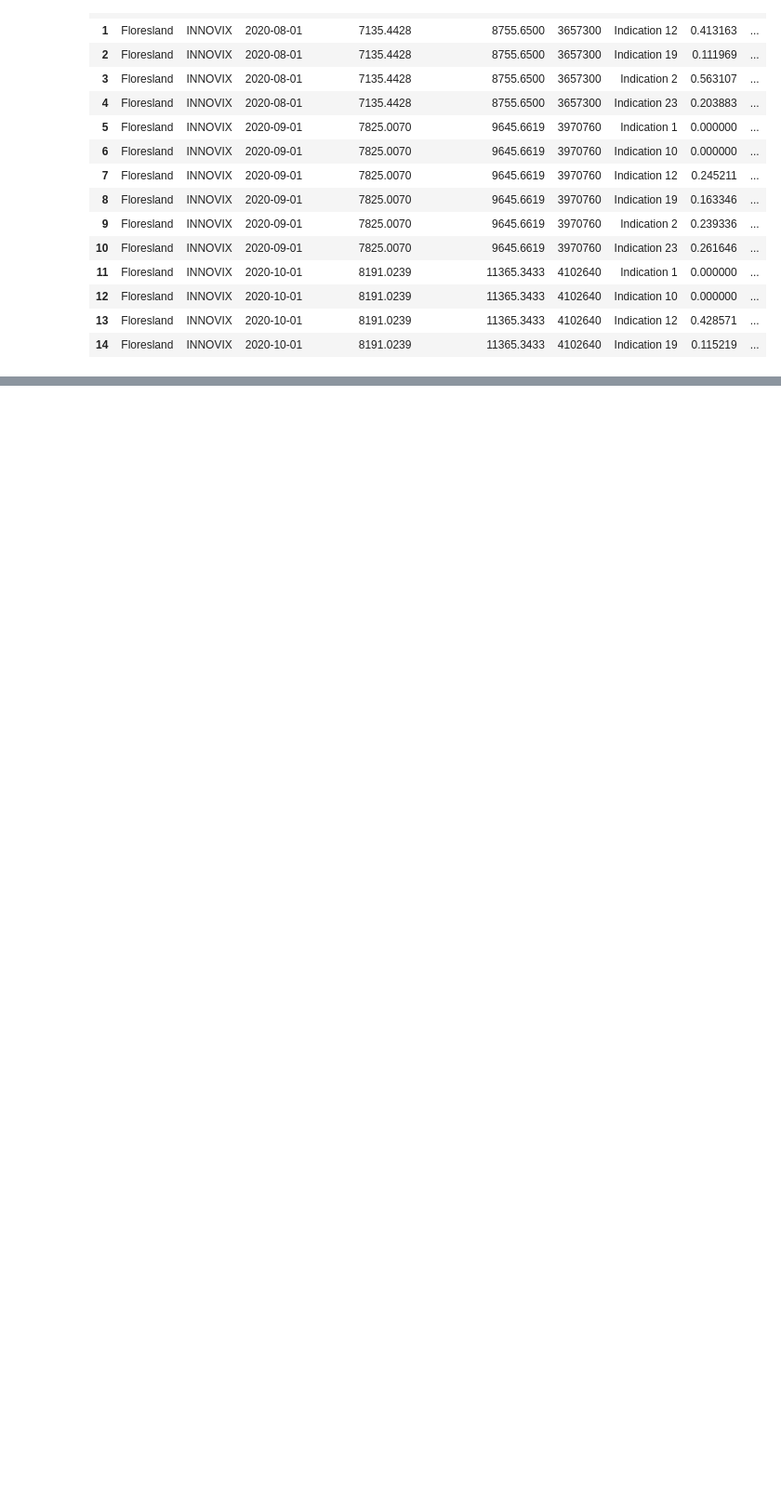
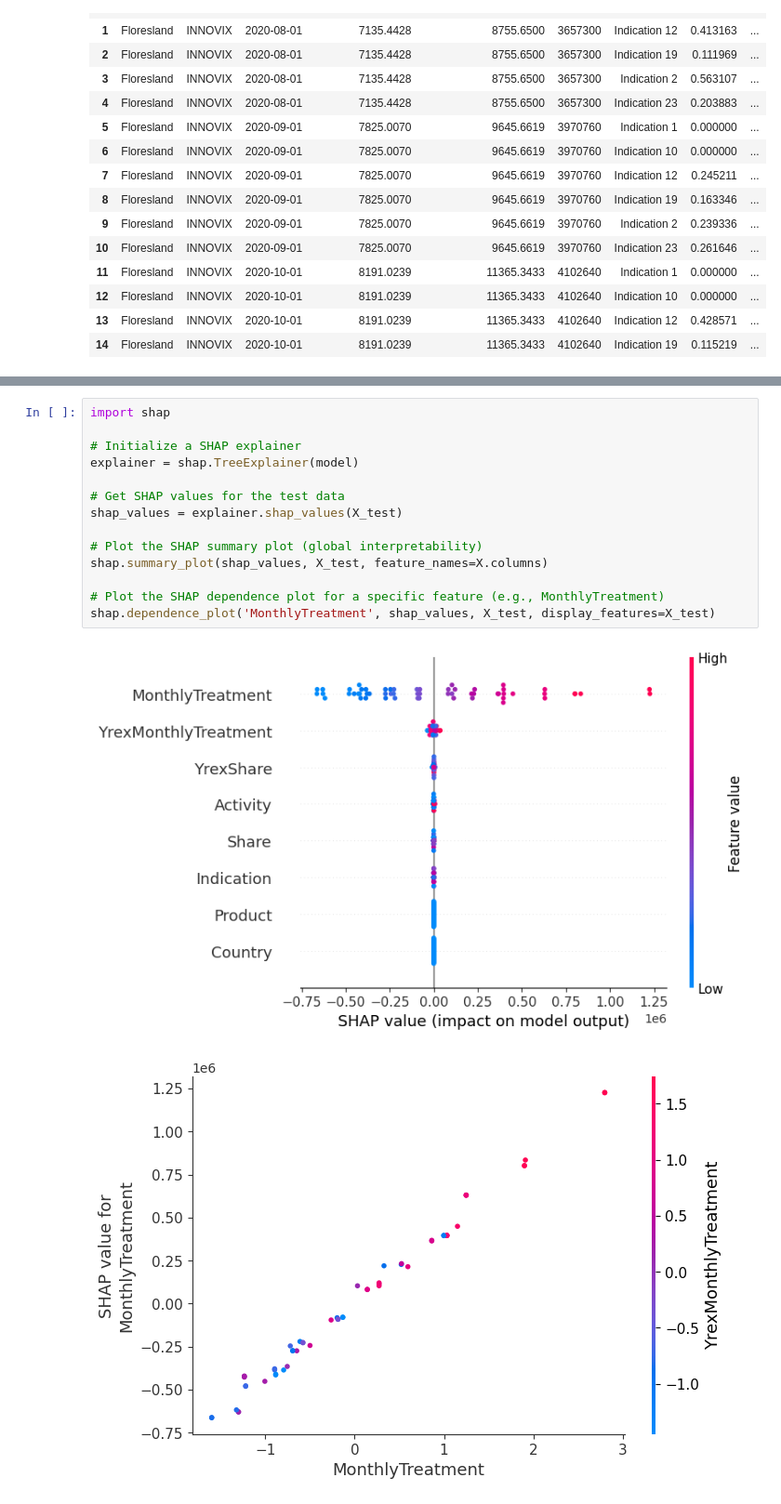
Before and after one commit to BrunoManzano/LauzHack, a Jupyter notebook: notebooks/DataExploration_INNOVIX_Elbonie.ipynb, the cells around one changed output, grey strips where cells are left out. Shown at 93% size. Cells and saved outputs as stored; diff of their text form; blank space fills up the shorter version.

```diff
--- a/notebooks/DataExploration_INNOVIX_Elbonie.ipynb
+++ b/notebooks/DataExploration_INNOVIX_Elbonie.ipynb
@@ -438,0 +556,17 @@ OSError: Cannot save file into a non-existent directory: '..\data\processed'
+# %%
+import shap
+
+# Initialize a SHAP explainer
+explainer = shap.TreeExplainer(model)
+
+# Get SHAP values for the test data
+shap_values = explainer.shap_values(X_test)
+
+# Plot the SHAP summary plot (global interpretability)
+shap.summary_plot(shap_values, X_test, feature_names=X.columns)
+
+# Plot the SHAP dependence plot for a specific feature (e.g., MonthlyTreatment)
+shap.dependence_plot('MonthlyTreatment', shap_values, X_test, display_features=X_test)
+# %% [output]
+[figure, added]
+[figure, added]
```
Also changed, not shown: parts of 23 cells of this notebook.
